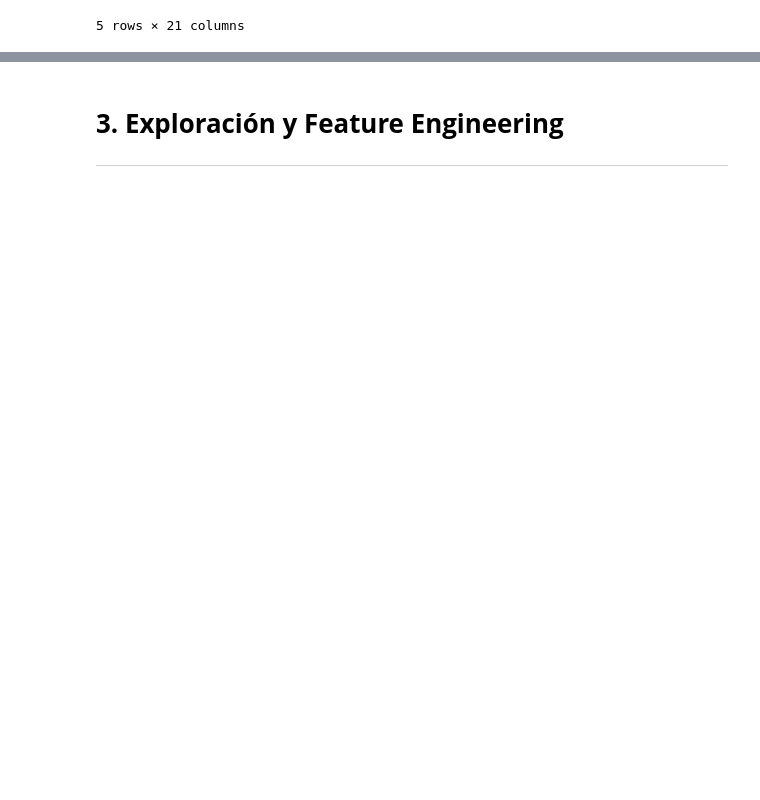
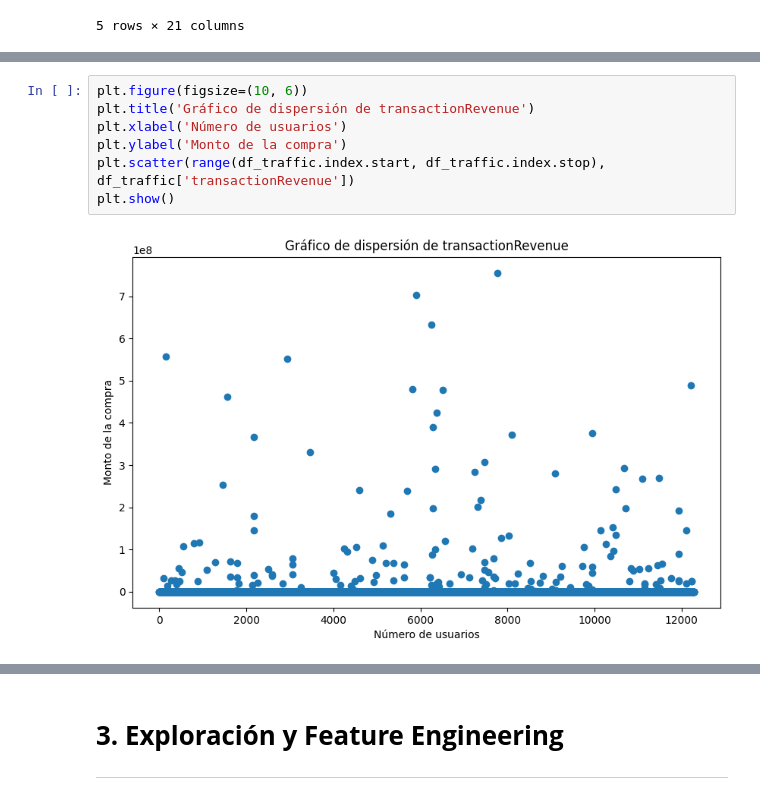
Before and after one commit to pabloing93/consumer_spending, a Jupyter notebook: 1_2_3 EDA_v2.ipynb, the cells around one changed output, grey strips where cells are left out. Cells and saved outputs as stored; diff of their text form; blank space fills up the shorter version.

```diff
--- a/1_2_3 EDA_v2.ipynb
+++ b/1_2_3 EDA_v2.ipynb
@@ -724,0 +737,9 @@ df_traffic.head()
+# %%
+plt.figure(figsize=(10, 6))
+plt.title('Gráfico de dispersión de transactionRevenue')
+plt.xlabel('Número de usuarios')
+plt.ylabel('Monto de la compra')
+plt.scatter(range(df_traffic.index.start, df_traffic.index.stop), df_traffic['transactionRevenue'])
+plt.show()
+# %% [output]
+[figure, added]
```
Also changed, not shown: parts of 70 cells of this notebook.
